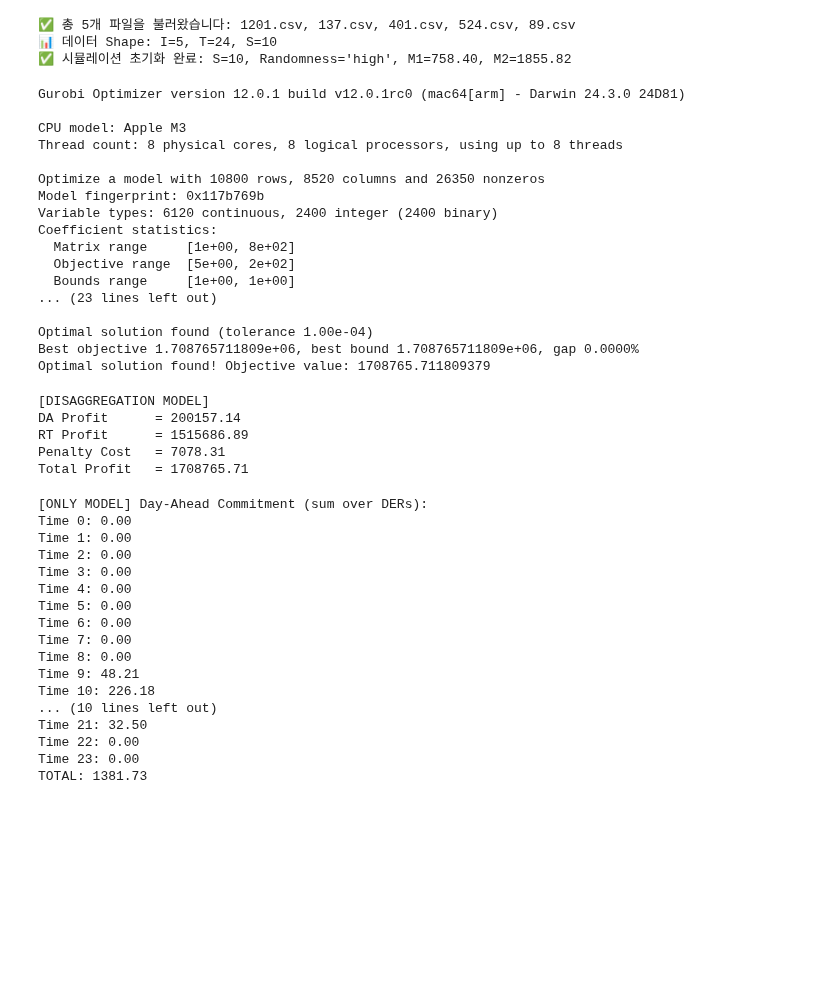
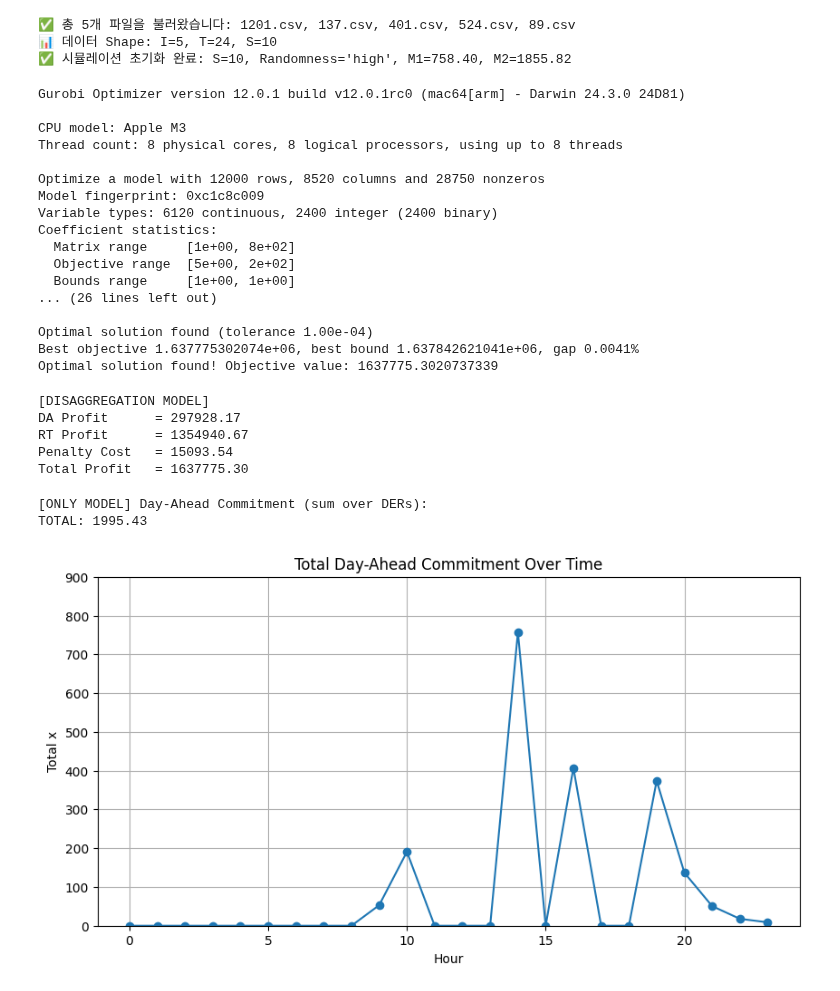
Before and after one commit to syeoyo/der, a Jupyter notebook: der_s_only.ipynb, the cells around one changed output. Cells and saved outputs as stored; diff of their text form; code cells hidden in the pictures; blank space fills up the shorter version.

```diff
--- a/der_s_only.ipynb
+++ b/der_s_only.ipynb
@@ -46,8 +46,10 @@ for i, t, s in product(range(I), range(T), range(S)):
     only.addConstr(z[i, t, s] >= 0)
 for i, s in product(range(I), range(S)):
     only.addConstr(z[i, 0, s] == K0[i] + zc[i, 0, s] - zd[i, 0, s])
+    only.addConstr(zd[i, 0, s] <= K0[i])
 for i, t, s in product(range(I), range(1, T), range(S)):
     only.addConstr(z[i, t, s] == z[i, t - 1, s] + zc[i, t, s] - zd[i, t, s])
+    only.addConstr(z[i, t-1, s] >= zd[i, t, s])
 
 only.optimize()
 
@@ -55,24 +57,31 @@ if only.status == GRB.OPTIMAL:
     print(f"Optimal solution found! Objective value: {only.objVal}")
 else:
     print("No optimal solution found.")
+
+x_vals = np.array([[x[i, t].X for t in range(T)] for i in range(I)])
+yp_vals = np.array([[[yp[i, t, s].X for s in range(S)] for t in range(T)] for i in range(I)])
+ym_vals = np.array([[[ym[i, t, s].X for s in range(S)] for t in range(T)] for i in range(I)])
+z_vals  = np.array([[[z[i, t, s].X for s in range(S)] for t in range(T)] for i in range(I)])
+zc_vals = np.array([[[zc[i, t, s].X for s in range(S)] for t in range(T)] for i in range(I)])
+zd_vals = np.array([[[zd[i, t, s].X for s in range(S)] for t in range(T)] for i in range(I)])
 # %% [output]
 Gurobi Optimizer version 12.0.1 build v12.0.1rc0 (mac64[arm] - Darwin 24.3.0 24D81)
 
 CPU model: Apple M3
 Thread count: 8 physical cores, 8 logical processors, using up to 8 threads
 
-Optimize a model with 10800 rows, 8520 columns and 26350 nonzeros
-Model fingerprint: 0x117b769b
+Optimize a model with 12000 rows, 8520 columns and 28750 nonzeros
+Model fingerprint: 0xc1c8c009
 Variable types: 6120 continuous, 2400 integer (2400 binary)
 Coefficient statistics:
   Matrix range     [1e+00, 8e+02]
   Objective range  [5e+00, 2e+02]
   Bounds range     [1e+00, 1e+00]
-... (23 lines left out)
+... (26 lines left out)
 
 Optimal solution found (tolerance 1.00e-04)
-Best objective 1.708765711809e+06, best bound 1.708765711809e+06, gap 0.0000%
-Optimal solution found! Objective value: 1708765.711809379
+Best objective 1.637775302074e+06, best bound 1.637842621041e+06, gap 0.0041%
+Optimal solution found! Objective value: 1637775.3020737339
 # %%
 da_profit = sum(P_DA[t] * x[i, t].X for i in range(I) for t in range(T))
 rt_profit = sum(P_RT[t, s] * yp[i, t, s].X / S for i in range(I) for t in range(T) for s in range(S))
@@ -86,33 +95,28 @@ print(f"Penalty Cost   = {pn_cost:.2f}")
 print(f"Total Profit   = {total_profit:.2f}")
 # %% [output]
 [DISAGGREGATION MODEL]
-DA Profit      = 200157.14
-RT Profit      = 1515686.89
-Penalty Cost   = 7078.31
-Total Profit   = 1708765.71
+DA Profit      = 297928.17
+RT Profit      = 1354940.67
+Penalty Cost   = 15093.54
+Total Profit   = 1637775.30
 # %%
 print("\n[ONLY MODEL] Day-Ahead Commitment (sum over DERs):")
 total_only_commit = 0
 for t in range(T):
     commit_t = sum(x[i, t].X for i in range(I))
     total_only_commit += commit_t
-    print(f"Time {t}: {commit_t:.2f}")
+    # print(f"Time {t}: {commit_t:.2f}")
 print(f"TOTAL: {total_only_commit:.2f}")
+
+plt.figure(figsize=(10, 5))
+plt.plot(range(T), x_vals.sum(axis=0), marker='o')
+plt.title("Total Day-Ahead Commitment Over Time")
+plt.xlabel("Hour")
+plt.ylabel("Total x")
+plt.ylim(0,900)
+plt.grid(True)
+plt.show()
 # %% [output]
 [ONLY MODEL] Day-Ahead Commitment (sum over DERs):
-Time 0: 0.00
-Time 1: 0.00
-Time 2: 0.00
-Time 3: 0.00
-Time 4: 0.00
-Time 5: 0.00
-Time 6: 0.00
-Time 7: 0.00
-Time 8: 0.00
-Time 9: 48.21
-Time 10: 226.18
-... (10 lines left out)
-Time 21: 32.50
-Time 22: 0.00
-Time 23: 0.00
-TOTAL: 1381.73
+TOTAL: 1995.43
+[figure, added]
```
Also changed, not shown: parts of 2 cells of this notebook, 5 other files.
